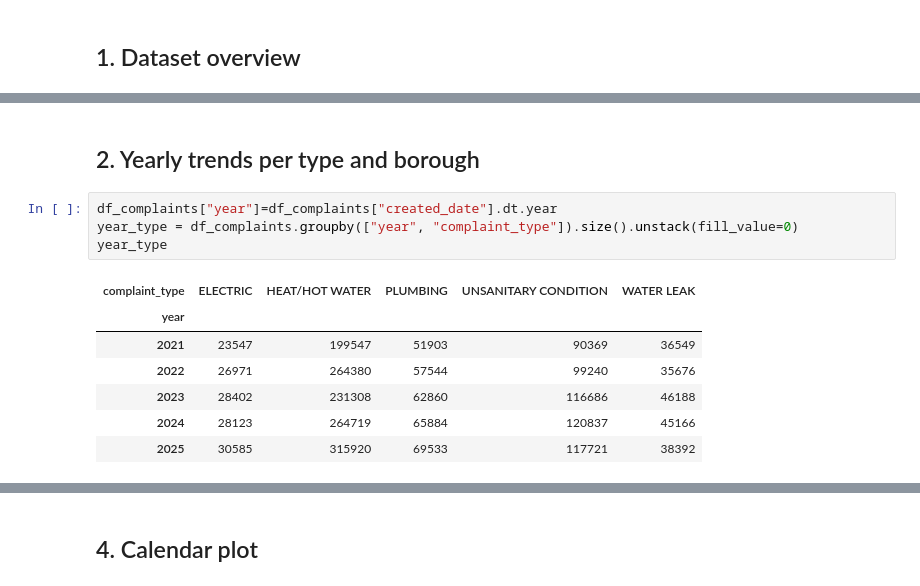
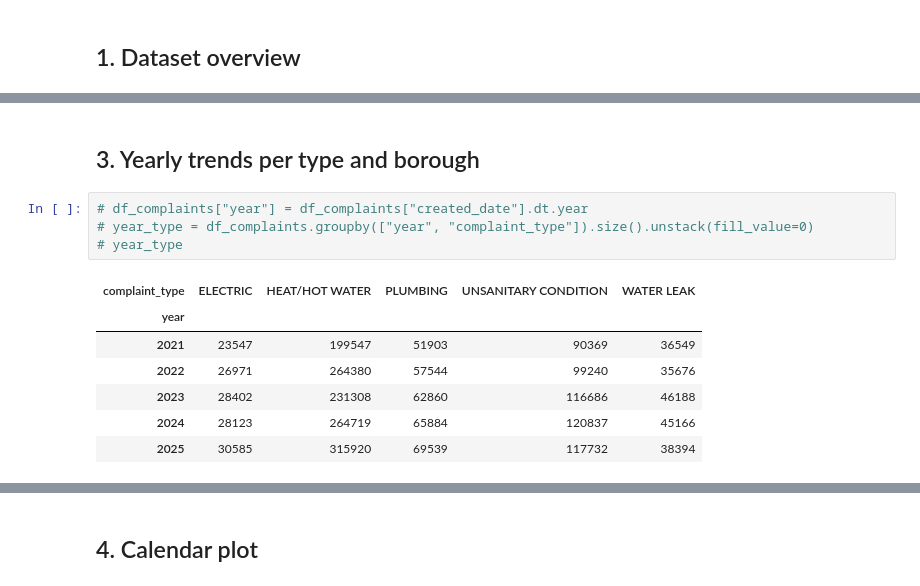
Before and after one commit to mariatmvendas/sdata_project, a Jupyter notebook: analysis_complaints.ipynb, the cells around one changed output, grey strips where cells are left out. Cells and saved outputs as stored; diff of their text form.

```diff
--- a/analysis_complaints.ipynb
+++ b/analysis_complaints.ipynb
@@ -166,15 +222,15 @@ fig.write_html("data/visualizations/zip_complaints_map.html")
 # %% [markdown]
-## 2. Yearly trends per type and borough
+## 3. Yearly trends per type and borough
 # %%
-df_complaints["year"]=df_complaints["created_date"].dt.year
-year_type = df_complaints.groupby(["year", "complaint_type"]).size().unstack(fill_value=0)
-year_type
+# df_complaints["year"] = df_complaints["created_date"].dt.year
+# year_type = df_complaints.groupby(["year", "complaint_type"]).size().unstack(fill_value=0)
+# year_type
 # %% [output]
 | complaint_type | ELECTRIC | HEAT/HOT WATER | PLUMBING | UNSANITARY CONDITION | WATER LEAK |
 | year |  |  |  |  |  |
 | 2021 | 23547 | 199547 | 51903 | 90369 | 36549 |
 | 2022 | 26971 | 264380 | 57544 | 99240 | 35676 |
 | 2023 | 28402 | 231308 | 62860 | 116686 | 46188 |
 | 2024 | 28123 | 264719 | 65884 | 120837 | 45166 |
-| 2025 | 30585 | 315920 | 69533 | 117721 | 38392 |
+| 2025 | 30585 | 315920 | 69539 | 117732 | 38394 |
 # %%
```
Also changed, not shown: parts of 127 cells of this notebook, 12 other files.
